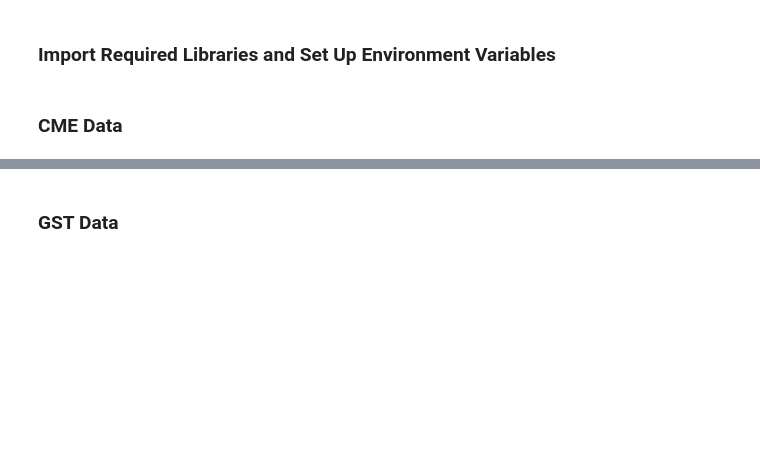
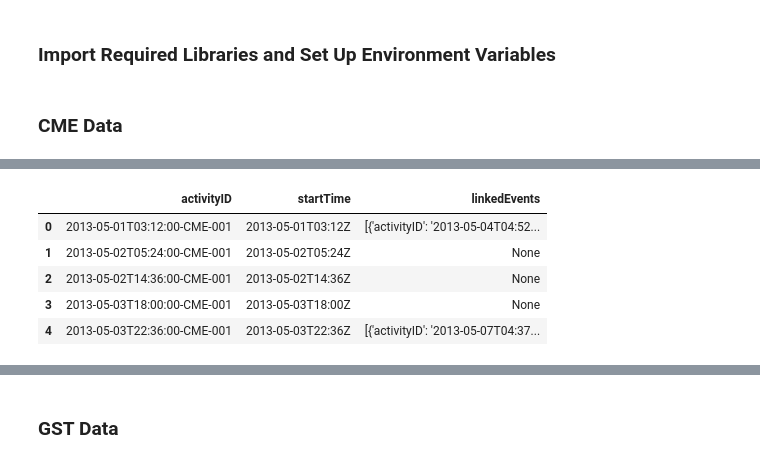
Before and after one commit to Armand57araujo/data-sourcing-challenge, a Jupyter notebook: retrieve_data.ipynb, the cells around one changed output, grey strips where cells are left out. Drawn from its saved outputs; the diff is of its cells as text; code cells hidden in the pictures; blank space fills up the shorter version.

```diff
--- a/retrieve_data.ipynb
+++ b/retrieve_data.ipynb
@@ -46,7 +79,20 @@ cme_json = cme_response.json()
 # %%
 # Convert cme_json to a Pandas DataFrame
 
+cme_df = pd.json_normalize(cme_json)
+
 # Keep only the columns: activityID, startTime, linkedEvents
+
+cme_df = cme_df[["activityID", "startTime", "linkedEvents"]]
+
+cme_df.head()
+# %% [output]
+|  | activityID | startTime | linkedEvents |
+| 0 | 2013-05-01T03:12:00-CME-001 | 2013-05-01T03:12Z | [{'activityID': '2013-05-04T04:52... |
+| 1 | 2013-05-02T05:24:00-CME-001 | 2013-05-02T05:24Z | None |
+| 2 | 2013-05-02T14:36:00-CME-001 | 2013-05-02T14:36Z | None |
+| 3 | 2013-05-03T18:00:00-CME-001 | 2013-05-03T18:00Z | None |
+| 4 | 2013-05-03T22:36:00-CME-001 | 2013-05-03T22:36Z | [{'activityID': '2013-05-07T04:37... |
 # %%
 # Notice that the linkedEvents column allows us to identify the corresponding GST
 # Remove rows with missing 'linkedEvents' since we won't be able to assign these to GSTs
```
Also changed, not shown: parts of 9 cells of this notebook.
